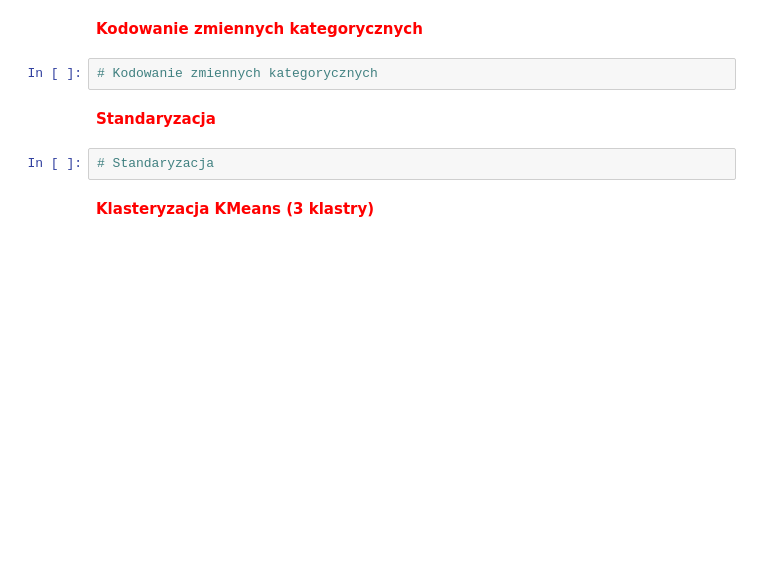
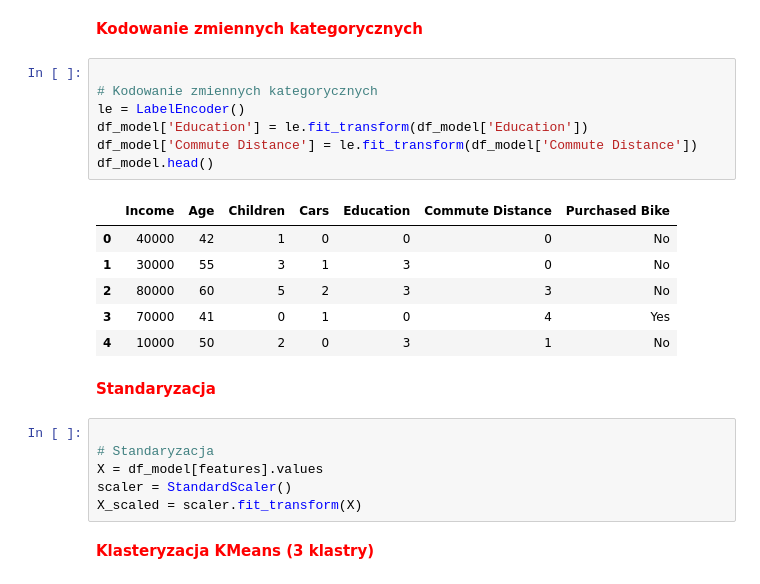
Before and after one commit to MattyMroz/ML, a Jupyter notebook: Lab11/Zadanie.ipynb, the cells around one changed output. Saved outputs shown, nothing was run; the diff lists cells and outputs as text; blank space fills up the shorter version.

```diff
--- a/Lab11/Zadanie.ipynb
+++ b/Lab11/Zadanie.ipynb
@@ -71,11 +89,27 @@ df_bikes.head()
 # %% [markdown]
 <span style="color: red; font-weight: bold;">Kodowanie zmiennych kategorycznych</span>
 # %%
+
 # Kodowanie zmiennych kategorycznych
+le = LabelEncoder()
+df_model['Education'] = le.fit_transform(df_model['Education'])
+df_model['Commute Distance'] = le.fit_transform(df_model['Commute Distance'])
+df_model.head()
+# %% [output]
+|  | Income | Age | Children | Cars | Education | Commute Distance | Purchased Bike |
+| 0 | 40000 | 42 | 1 | 0 | 0 | 0 | No |
+| 1 | 30000 | 55 | 3 | 1 | 3 | 0 | No |
+| 2 | 80000 | 60 | 5 | 2 | 3 | 3 | No |
+| 3 | 70000 | 41 | 0 | 1 | 0 | 4 | Yes |
+| 4 | 10000 | 50 | 2 | 0 | 3 | 1 | No |
 # %% [markdown]
 <span style="color: red; font-weight: bold;">Standaryzacja</span>
 # %%
+
 # Standaryzacja
+X = df_model[features].values
+scaler = StandardScaler()
+X_scaled = scaler.fit_transform(X)
 # %% [markdown]
 <span style="color: red; font-weight: bold;">Klasteryzacja KMeans (3 klastry)</span>
 # %%
```
Also changed, not shown: parts of 11 cells of this notebook, 1 other file.
